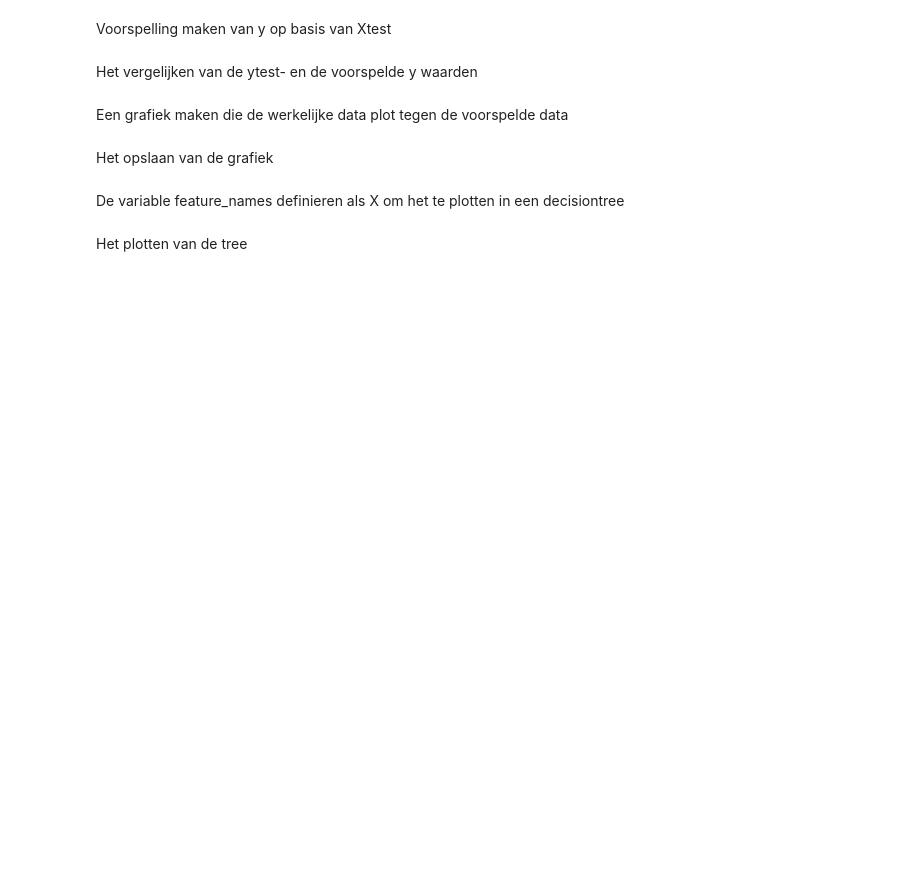
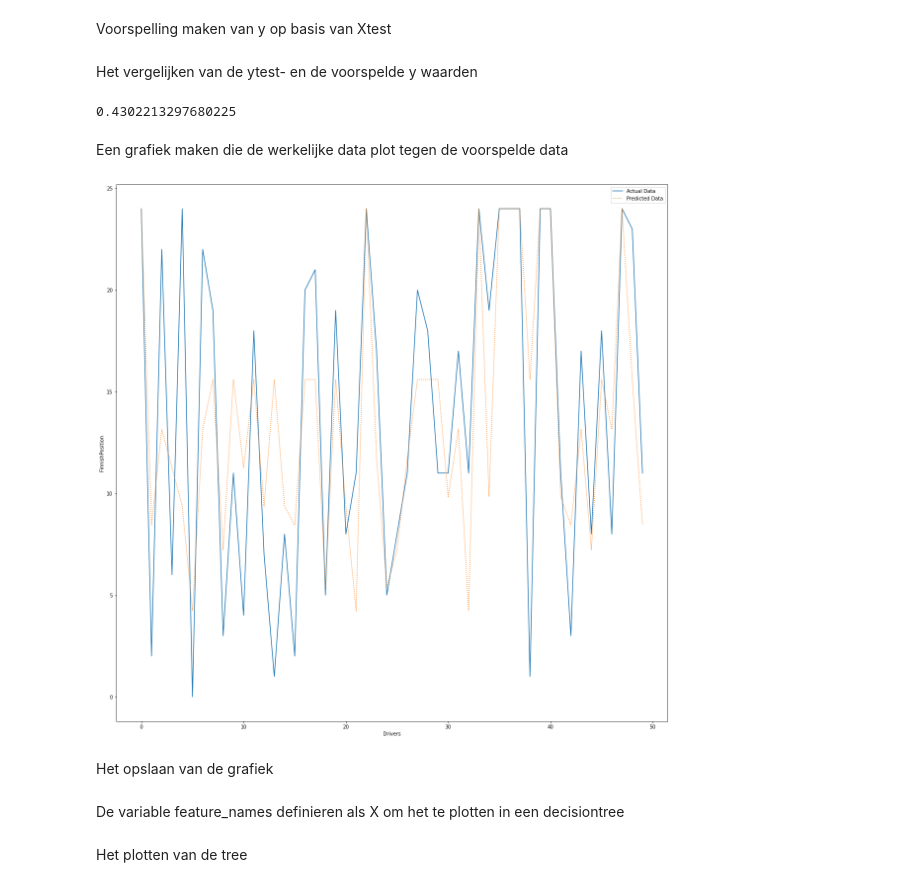
Before and after one commit to Siverty/Machine-Learning, a Jupyter notebook: ml.ipynb, the cells around one changed output. Cells and saved outputs as stored; diff of their text form; code cells hidden in the pictures; blank space fills up the shorter version.

```diff
--- a/ml.ipynb
+++ b/ml.ipynb
@@ -208,15 +330,23 @@ r2_score(ytest, y_pred_tree)
+# %%
+# calculating the r2 score (done earlier by model.score)
+
+r2_score(ytest, y_pred_tree)
+# %% [output]
+0.4302213297680225
 # %% [markdown]
 Een grafiek maken die de werkelijke data plot tegen de voorspelde data
 # %%
 # visualising the first 50 rows of the data vs the predicted values
 
-figGraph = plt.figure(figsize=(10, 10))
+figGraph = plt.figure(figsize=(20, 20))
 
-plt.plot([item for item in range(len(ytest[0:50]))], ytest.values[0:50], label="Actual Data", linestyle=':')
-plt.plot([item for item in range(len(ytest[0:50]))], y_pred_tree[0:50], label="Predicted Data")
+plt.plot([item for item in range(len(ytest[0:50]))], ytest.values[0:50], label="Actual Data")
+plt.plot([item for item in range(len(ytest[0:50]))], y_pred_tree[0:50], label="Predicted Data", linestyle=':')
 plt.ylabel("FinnishPosition")
 plt.xlabel("Drivers")
 plt.legend(loc='best')
 plt.show()
+# %% [output]
+[figure, added]
 # %% [markdown]
 Het opslaan van de grafiek
```
Also changed, not shown: parts of 29 cells of this notebook, 3 other files.
